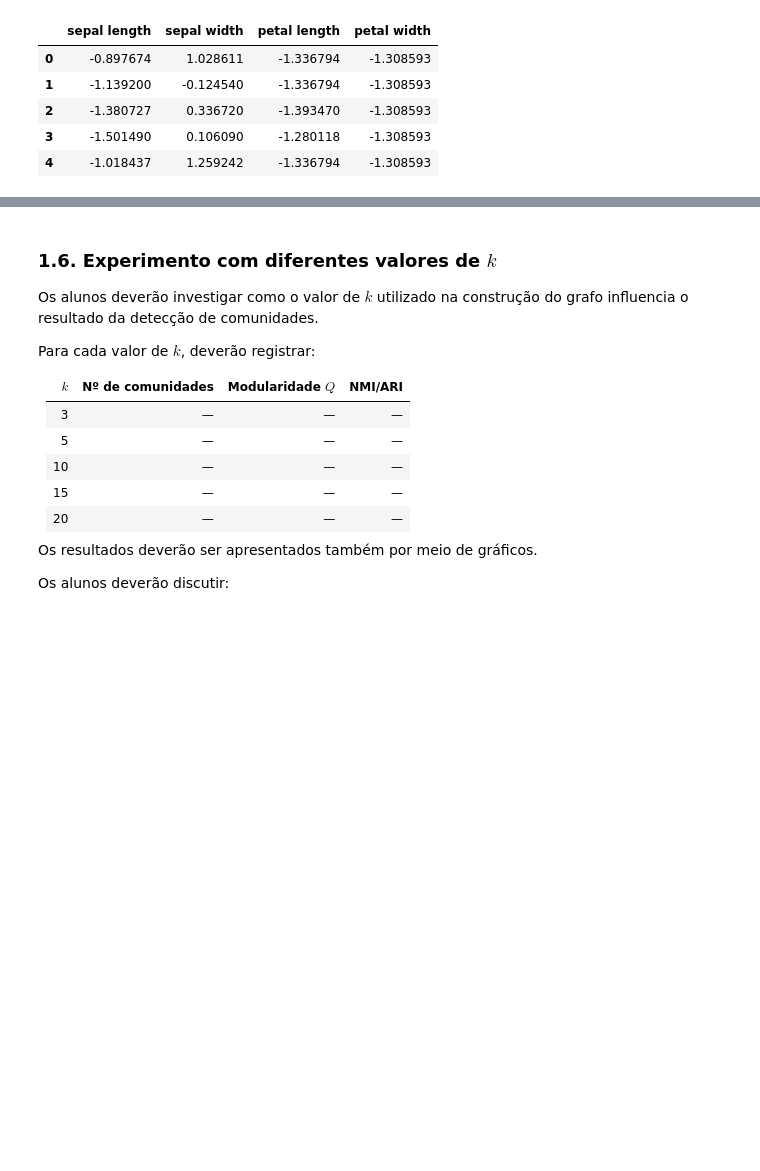
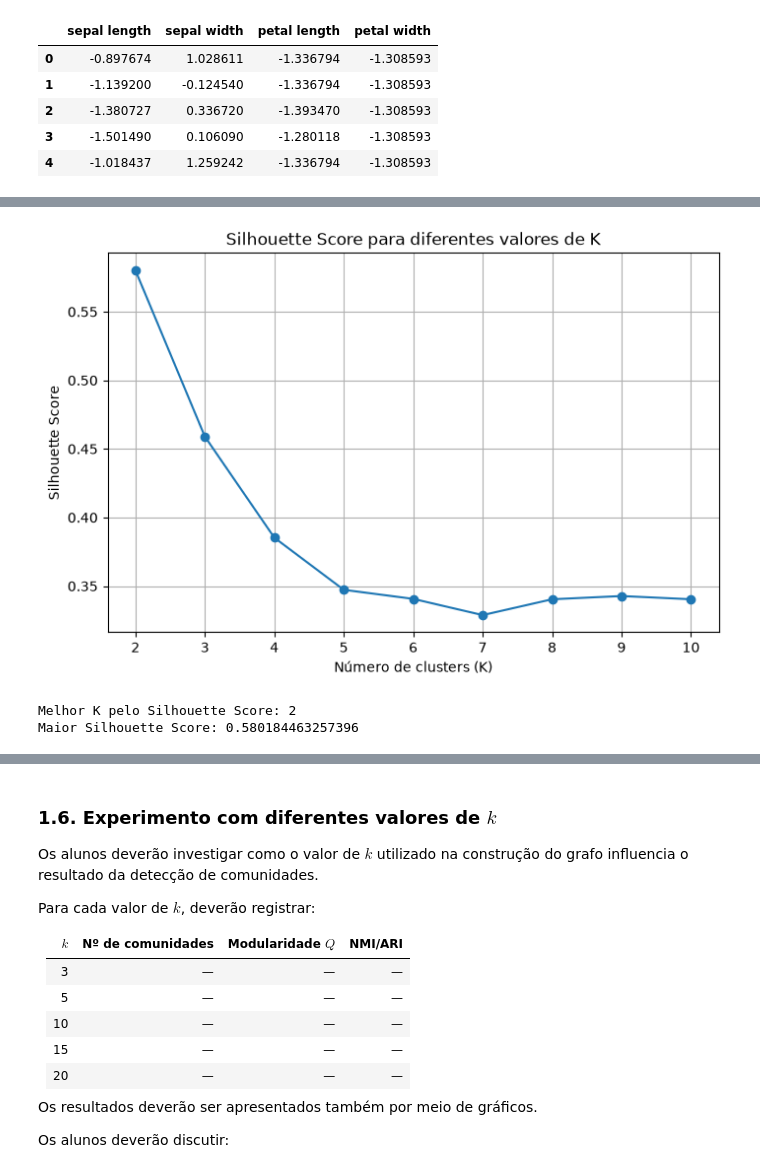
Before and after one commit to milenamonteiro/grafos-trab-2, a Jupyter notebook: proj2.ipynb, the cells around one changed output, grey strips where cells are left out. Drawn from its saved outputs; the diff is of its cells as text; code cells hidden in the pictures; blank space fills up the shorter version.

```diff
--- a/proj2.ipynb
+++ b/proj2.ipynb
@@ -155,0 +206,44 @@ Cada objeto será conectado aos seus $k$ vizinhos mais próximos.
+# %%
+silhouette_scores = []
+
+for k in valores_k:
+    kmeans = KMeans(
+        n_clusters=k,
+        random_state=42,
+        n_init=10
+    )
+
+    clusters_teste = kmeans.fit_predict(X_padronizado)
+
+    score = silhouette_score(
+        X_padronizado,
+        clusters_teste
+    )
+
+    silhouette_scores.append(score)
+
+plt.figure(figsize=(8, 5))
+plt.plot(
+    list(valores_k),
+    silhouette_scores,
+    marker="o"
+)
+plt.xlabel("Número de clusters (K)")
+plt.ylabel("Silhouette Score")
+plt.title("Silhouette Score para diferentes valores de K")
+plt.xticks(list(valores_k))
+plt.grid(True)
+plt.show()
+# %% [output]
+[figure, added]
+# %%
+indice_melhor = silhouette_scores.index(max(silhouette_scores))
+
+k_melhor_silhouette = list(valores_k)[indice_melhor]
+melhor_score = silhouette_scores[indice_melhor]
+
+print("Melhor K pelo Silhouette Score:", k_melhor_silhouette)
+print("Maior Silhouette Score:", melhor_score)
+# %% [output]
+Melhor K pelo Silhouette Score: 2
+Maior Silhouette Score: 0.580184463257396
```
Also changed, not shown: parts of 47 cells of this notebook, 2 other files.
